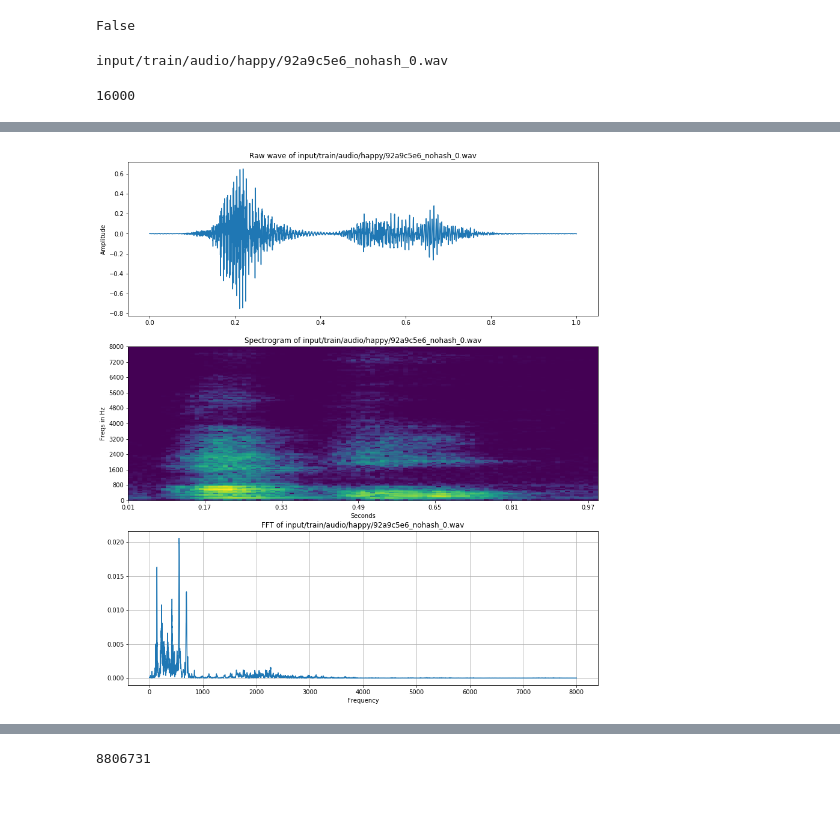
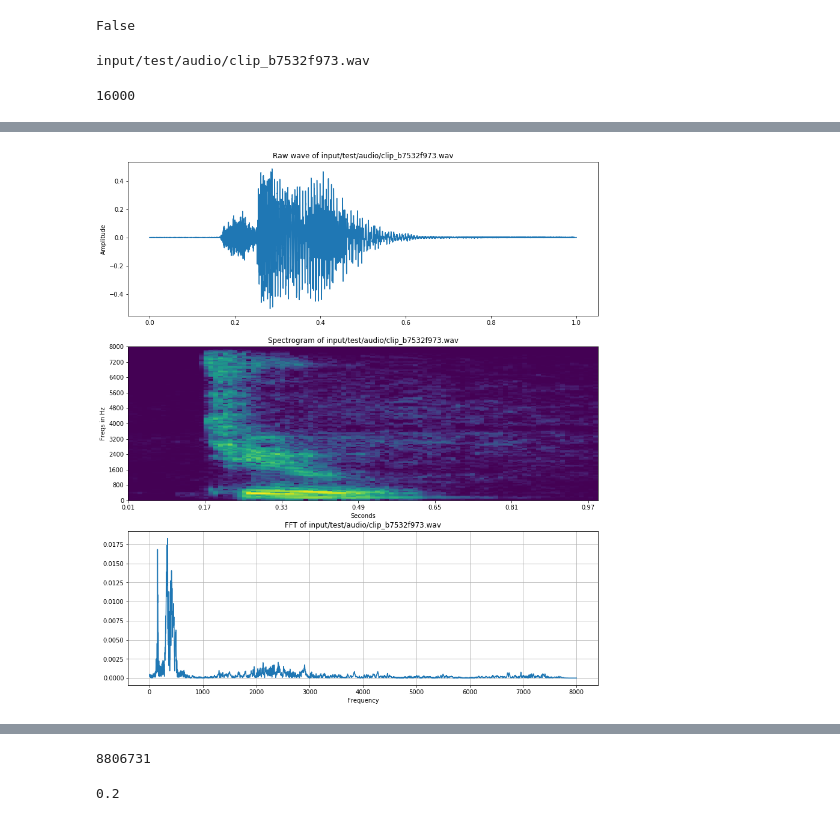
Before and after one commit to ireko8/kaggle-tensorflow-speech-recognition, a Jupyter notebook: Code_Check.ipynb, the cells around one changed output, grey strips where cells are left out. Cells and saved outputs as stored; diff of their text form; code cells hidden in the pictures.

Commit message:
random + fixed aug (Public LB 0.79)

```diff
--- a/Code_Check.ipynb
+++ b/Code_Check.ipynb
@@ -68,6 +69,7 @@ def speech_visualize(samples, sample_rate, wfname):
     ax3.plot(xf, vals)
 # %%
 train_paths, bgn_paths, _ = experiment.data_load("2017_12_08_15_41_26")
+test_paths, _ = submit.test_data_load()
 print("white_noise" in bgn_paths.path)
 # %% [output]
 False
@@ -76,10 +78,10 @@ bgn_paths = bgn_paths[~bgn_paths.path.str.contains("white")]
 # %%
 bgn_data = np.concatenate([librosa.core.load(x)[0] for x in bgn_paths.path])
 # %%
-fname = train_paths.path.sample().values[0]
+fname = test_paths.path.sample().values[0]
 print(fname)
 # %% [output]
-input/train/audio/happy/92a9c5e6_nohash_0.wav
+input/test/audio/clip_b7532f973.wav
 # %%
 wav, _ = librosa.core.load(fname, sr=config.SAMPLE_RATE)
 print(len(wav))
@@ -118,11 +120,12 @@ def speech_visualize(samples, sample_rate, wfname):
     ax3.plot(xf, vals)
 # %%
 # wav_wn = aug_funcs.abbrev_func_map["mix_bgn"](wav)
-# wav_mix = augment.mix_bgn_wav(wav, bgn_data, mix_rate=0.1)
-wav_pitchup = aug_funcs.abbrev_func_map["speed_random"](wav)
-speech_visualize(wav_pitchup, config.SAMPLE_RATE, fname)
+# wav_pitchup = augment.mix_bgn_wav(wav, bgn_data, mix_rate=0.5)
+wav_pitchup = aug_funcs.abbrev_func_map["vol_up"](wav)
+# wav_pitchup = augment.strech(wav, rate=0.8)
+speech_visualize(wav_pitchup, config.SAMPLE_RATE, str(fname))
 # %% [output]
-[figure, old version]
+[figure, new version]
 # %%
 IPD.Audio(wav_pitchup, rate=config.SAMPLE_RATE)
 # %% [output]
@@ -135,0 +137,4 @@ def urand_decorator(func, )
+# %%
+config.MIX_BGN_MAX
+# %% [output]
+0.2
```
Also changed, not shown: parts of 2 cells of this notebook, 3 other files.
